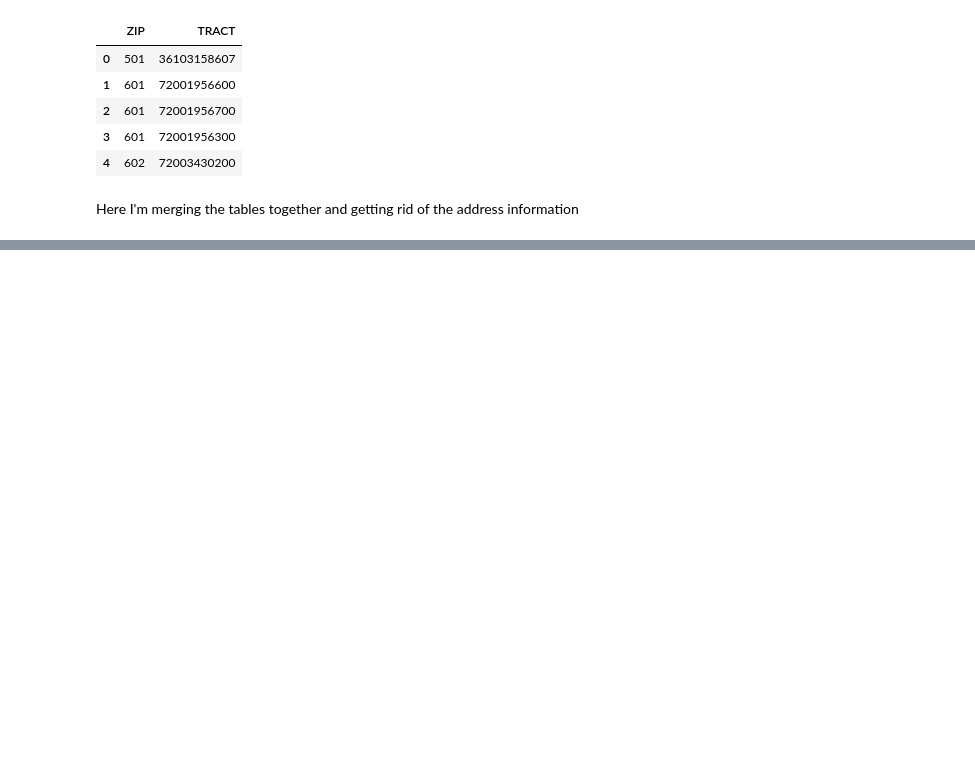
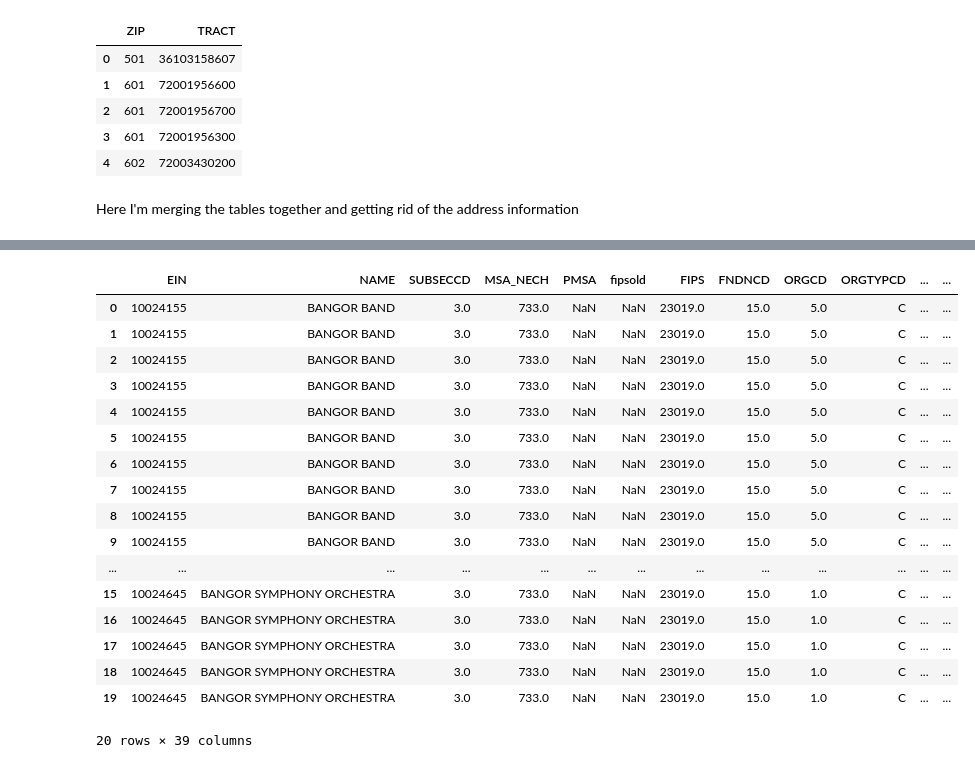
Before and after one commit to KatiaMinaWilliams/spinach-sweaters, a Jupyter notebook: NPOpp/NPOpp_clean_and_merge.ipynb, the cells around one changed output, grey strips where cells are left out. Cells and saved outputs as stored; diff of their text form; code cells hidden in the pictures; blank space fills up the shorter version.

```diff
--- a/NPOpp/NPOpp_clean_and_merge.ipynb
+++ b/NPOpp/NPOpp_clean_and_merge.ipynb
@@ -80,0 +79,21 @@ NameError: name 'BMF_1989' is not defined
+# %%
+BMF_1989.head(20)
+# %% [output]
+|  | EIN | NAME | SUBSECCD | MSA_NECH | PMSA | fipsold | FIPS | FNDNCD | ORGCD | ORGTYPCD | ... | ... |
+| 0 | 10024155 | BANGOR BAND | 3.0 | 733.0 | NaN | NaN | 23019.0 | 15.0 | 5.0 | C | ... | ... |
+| 1 | 10024155 | BANGOR BAND | 3.0 | 733.0 | NaN | NaN | 23019.0 | 15.0 | 5.0 | C | ... | ... |
+| 2 | 10024155 | BANGOR BAND | 3.0 | 733.0 | NaN | NaN | 23019.0 | 15.0 | 5.0 | C | ... | ... |
+| 3 | 10024155 | BANGOR BAND | 3.0 | 733.0 | NaN | NaN | 23019.0 | 15.0 | 5.0 | C | ... | ... |
+| 4 | 10024155 | BANGOR BAND | 3.0 | 733.0 | NaN | NaN | 23019.0 | 15.0 | 5.0 | C | ... | ... |
+| 5 | 10024155 | BANGOR BAND | 3.0 | 733.0 | NaN | NaN | 23019.0 | 15.0 | 5.0 | C | ... | ... |
+| 6 | 10024155 | BANGOR BAND | 3.0 | 733.0 | NaN | NaN | 23019.0 | 15.0 | 5.0 | C | ... | ... |
+| 7 | 10024155 | BANGOR BAND | 3.0 | 733.0 | NaN | NaN | 23019.0 | 15.0 | 5.0 | C | ... | ... |
+| 8 | 10024155 | BANGOR BAND | 3.0 | 733.0 | NaN | NaN | 23019.0 | 15.0 | 5.0 | C | ... | ... |
+| 9 | 10024155 | BANGOR BAND | 3.0 | 733.0 | NaN | NaN | 23019.0 | 15.0 | 5.0 | C | ... | ... |
+| ... | ... | ... | ... | ... | ... | ... | ... | ... | ... | ... | ... | ... |
+| 15 | 10024645 | BANGOR SYMPHONY ORCHESTRA | 3.0 | 733.0 | NaN | NaN | 23019.0 | 15.0 | 1.0 | C | ... | ... |
+| 16 | 10024645 | BANGOR SYMPHONY ORCHESTRA | 3.0 | 733.0 | NaN | NaN | 23019.0 | 15.0 | 1.0 | C | ... | ... |
+| 17 | 10024645 | BANGOR SYMPHONY ORCHESTRA | 3.0 | 733.0 | NaN | NaN | 23019.0 | 15.0 | 1.0 | C | ... | ... |
+| 18 | 10024645 | BANGOR SYMPHONY ORCHESTRA | 3.0 | 733.0 | NaN | NaN | 23019.0 | 15.0 | 1.0 | C | ... | ... |
+| 19 | 10024645 | BANGOR SYMPHONY ORCHESTRA | 3.0 | 733.0 | NaN | NaN | 23019.0 | 15.0 | 1.0 | C | ... | ... |
+20 rows × 39 columns
```
Also changed, not shown: parts of 3 cells of this notebook.
